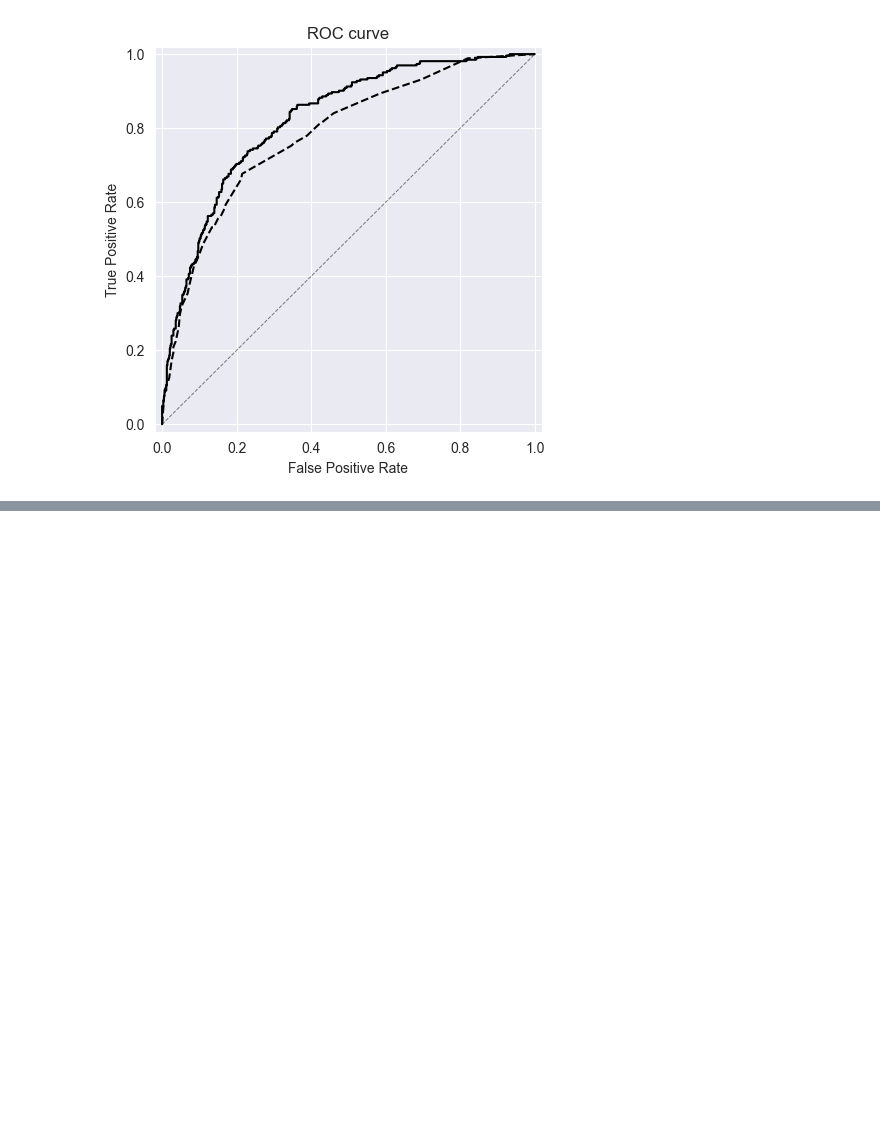
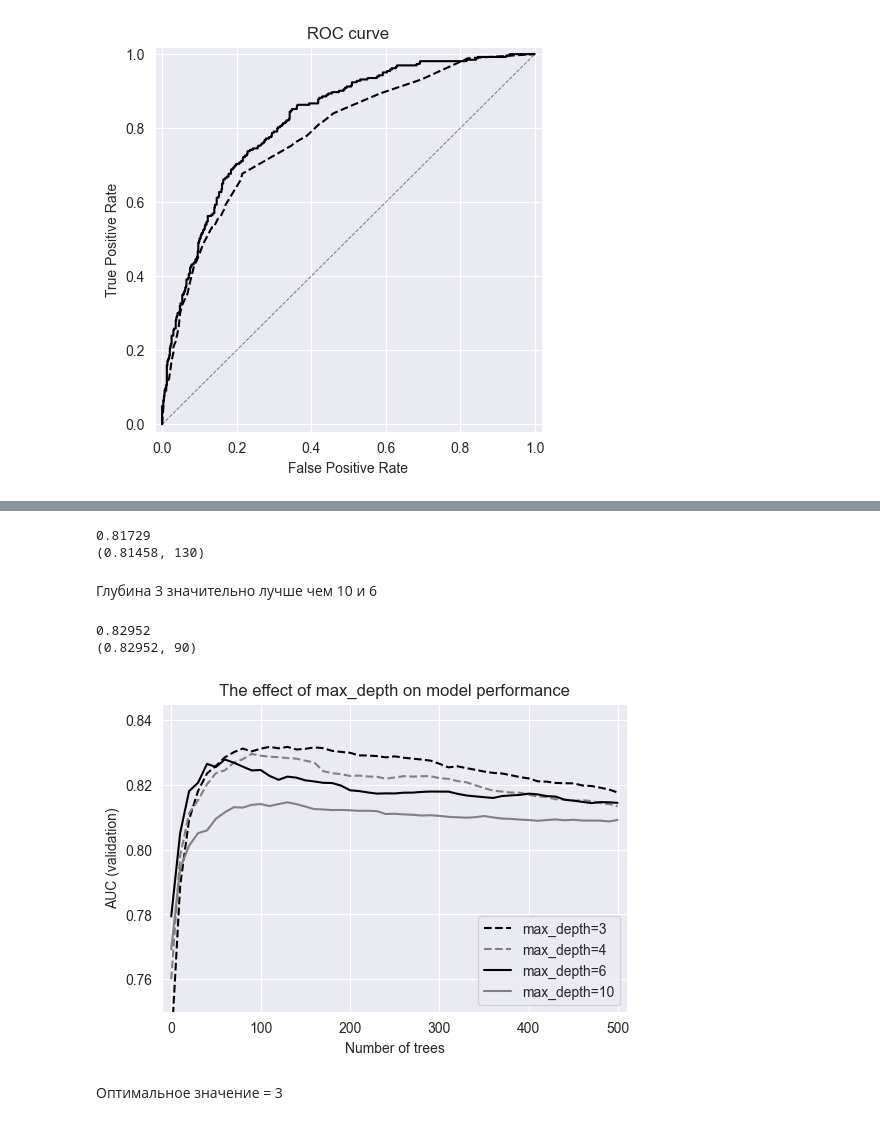
Before and after one commit to EgorSinitsyn/ML_BookCamp, a Jupyter notebook: [Classification]/Logistic_regression/D_Tree + R_Forest + XGBoost/chapter-06-CreditScoring.ipynb, the cells around one changed output, grey strips where cells are left out. Saved outputs shown, nothing was run; the diff lists cells and outputs as text; code cells hidden in the pictures; blank space fills up the shorter version.

```diff
--- a/[Classification]/Logistic_regression/D_Tree + R_Forest + XGBoost/chapter-06-CreditScoring.ipynb
+++ b/[Classification]/Logistic_regression/D_Tree + R_Forest + XGBoost/chapter-06-CreditScoring.ipynb
@@ -699,0 +970,4 @@ plt.show()
+# %%
+tree, _, aucs_val_depth3 = parse_xgb_output(output)
+print(max(aucs_val_depth3))
+print(max(zip(aucs_val_depth3, tree)))
@@ -699,0 +996,9 @@ plt.show()
+# %%
+tree, _, aucs_val_depth10 = parse_xgb_output(output)
+print(max(aucs_val))
+print(max(zip(aucs_val_depth10, tree)))
+# %% [output]
+0.81729
+(0.81458, 130)
+# %% [markdown]
+Глубина 3 значительно лучше чем 10 и 6
@@ -699,0 +1022,32 @@ plt.show()
+# %%
+tree, _, aucs_val_depth4 = parse_xgb_output(output)
+print(max(aucs_val_depth4))
+print(max(zip(aucs_val_depth4, tree)))
+# %% [output]
+0.82952
+(0.82952, 90)
+# %%
+plt.figure(figsize=(6, 4))
+
+plt.plot(tree, aucs_val_depth3, color='black', linestyle='dashed', label='max_depth=3')
+plt.plot(tree, aucs_val_depth4, color='grey', linestyle='dashed', label='max_depth=4')
+plt.plot(tree, aucs_val_eta_01, color='black', linestyle='solid', label='max_depth=6')
+plt.plot(tree, aucs_val_depth10, color='grey', linestyle='solid', label='max_depth=10')
+
+plt.ylim(0.75, 0.845)
+plt.xlim(-10, 510)
+plt.xticks(range(0, 501, 100))
+
+plt.legend()
+
+plt.title('The effect of max_depth on model performance')
+plt.xlabel('Number of trees')
+plt.ylabel('AUC (validation)')
+
+# plt.savefig('ch06-figures/06_xgb_depth.svg')
+
+plt.show()
+# %% [output]
+[figure, added]
+# %% [markdown]
+Оптимальное значение = 3
```
Also changed, not shown: parts of 46 cells of this notebook, 1 other file.
